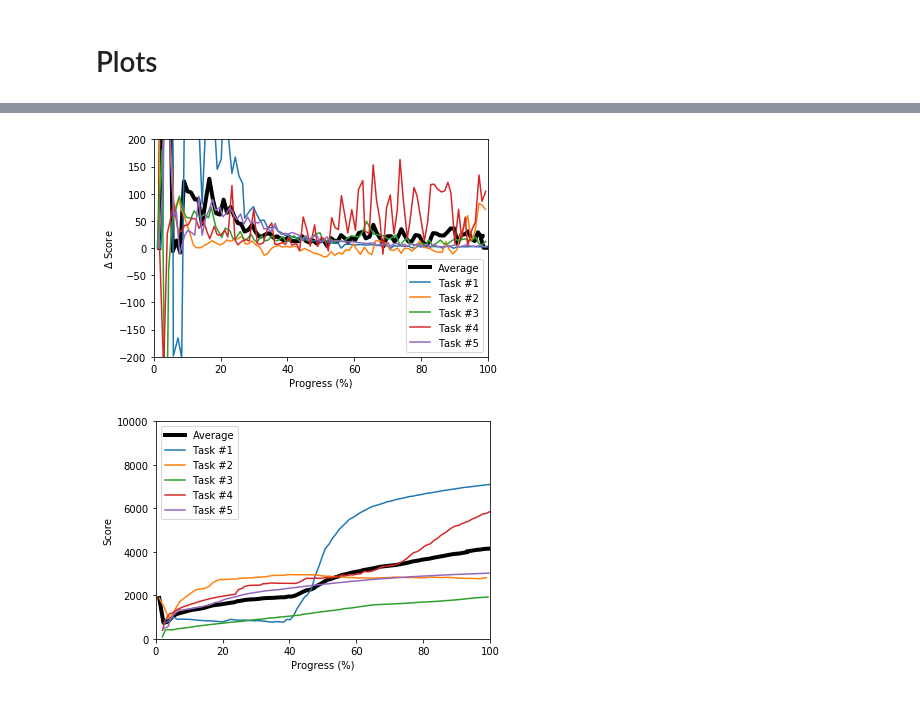
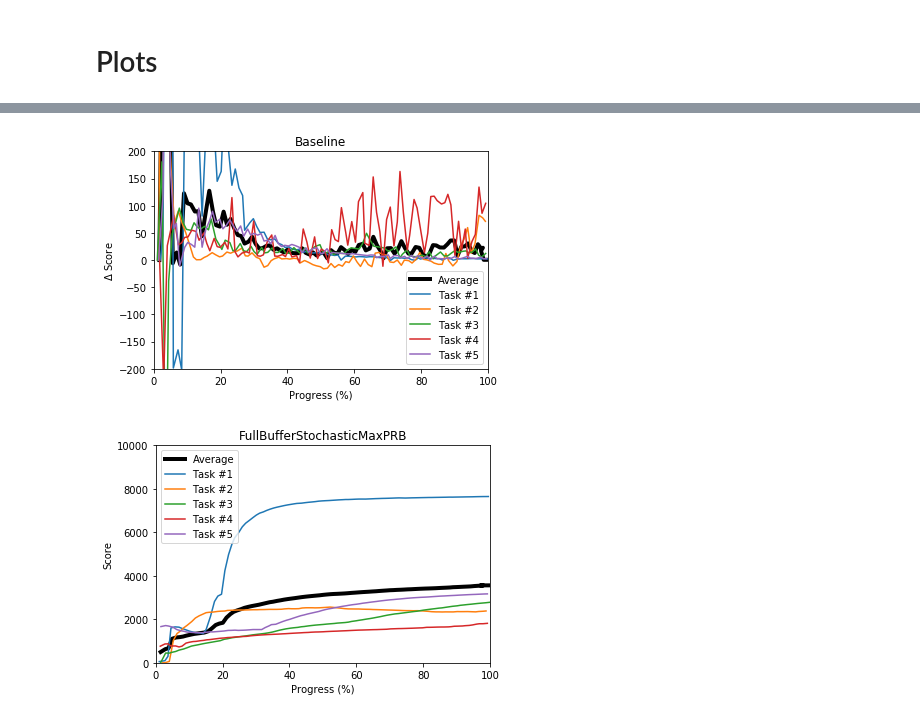
Before and after one commit to seungjaeryanlee/retro-agents, a Jupyter notebook: Plot.ipynb, the cells around one changed output, grey strips where cells are left out. Cells and saved outputs as stored; diff of their text form; code cells hidden in the pictures.

Commit message:
Organized Plot notebook

```diff
--- a/Plot.ipynb
+++ b/Plot.ipynb
@@ -1,3 +1,24 @@
+# %%
+tag_to_name = {
+    'rainbow:v1': 'Baseline',
+    'custom:v12': 'AllAveragePRB',
+    'custom:v13': 'BufferAveragePRB',
+    'custom:v14': 'MinimumPRB',
+    'custom:v15': 'StochasticMaxPRB',
+    'custom:v16': 'CombinedAveragePRB',
+    'custom:v17': 'DoubleSampling',
+    'custom:v18': 'BufferExponentialAveragePRB',
+    'custom:v19': 'StochasticMaxDeltaPRB',
+    'custom:v20': 'MinimumDeletionPRB',
+    'custom:v21': 'NoDueling',
+    'custom:v22': 'URB',
+    'custom:v23': 'ShortTermMemoryPRB',
+    'custom:v24': 'StochasticMaxURB',
+    'custom:v25': 'FullBufferStochasticMaxPRB',
+    'custom:v26': 'StochasticBufferAveragePRB',
+    'custom:v27': 'StochasticDeletionPRB',
+}
+name_to_tag = {v: k for k, v in tag_to_name.items()}
 # %%
 import matplotlib.pyplot as plt
 import numpy as np
@@ -26,6 +47,7 @@ def get_data(agent_name, task=None):
     Return tuple (xs, ys) where xs is the progress and ys is the score given
     agent and task. If task is not specified, return average score.
     """
+    agent_tag = name_to_tag[agent_name]
     x = []
     y = []
 
@@ -45,7 +67,7 @@ def get_data(agent_name, task=None):
         for i in range(5):
             _, indiv_status[i], indiv_progress[i], indiv_score[i] = words[4*i+4:4*i+8]
 
-        if agent == agent_name:
+        if agent == agent_tag:
             if not task:
                 sum_progress = 0
                 sum_count = 0
@@ -134,6 +157,7 @@ def plot_delta_scores(agent_name, show=True, filename=None):
     plt.xlim([0, 100])
     plt.ylabel('$\\Delta$ Score')
     plt.ylim([-200, 200])
+    plt.title(agent_name)
 
     if filename:
         plt.savefig(filename)
@@ -211,8 +228,8 @@ compare_scores(agentsm )
 # %%
-plot_delta_scores('rainbow:v1', show=True)
+plot_delta_scores('Baseline', show=True)
 # %% [output]
-[figure, old version]
+[figure, new version]
 # %%
-plot_scores('custom:v18', show=True)
+plot_scores('FullBufferStochasticMaxPRB', show=True)
 # %% [output]
-[figure, old version]
+[figure, new version]
```
Also changed, not shown: parts of 13 cells of this notebook, 35 other files.
